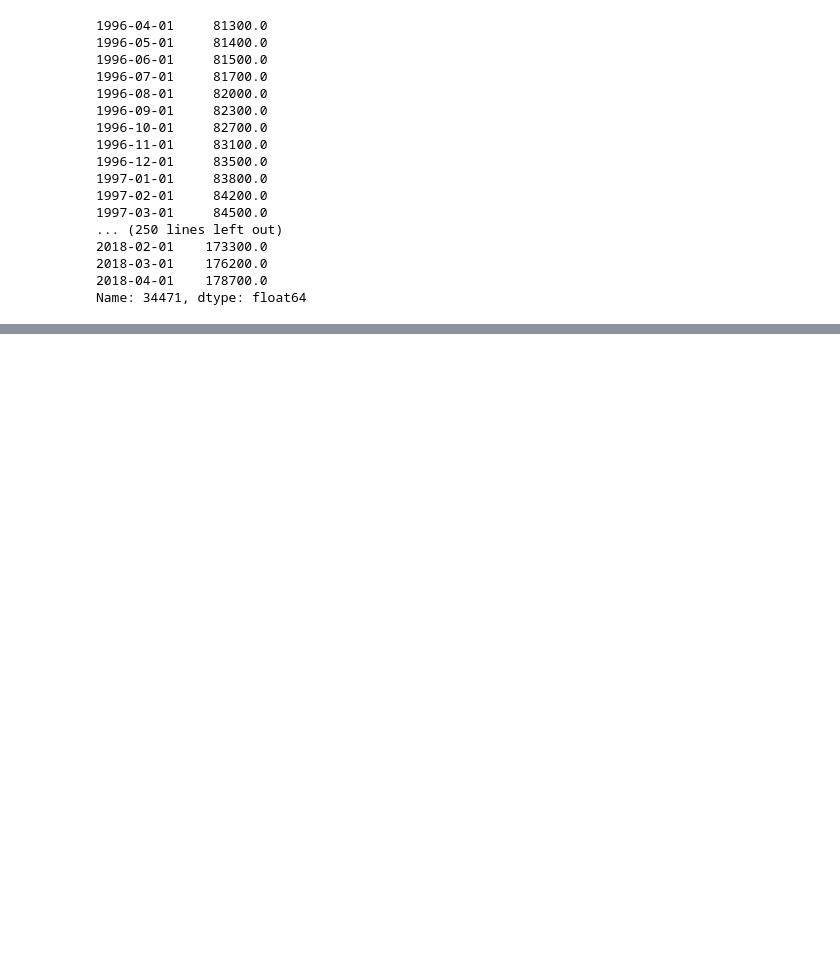
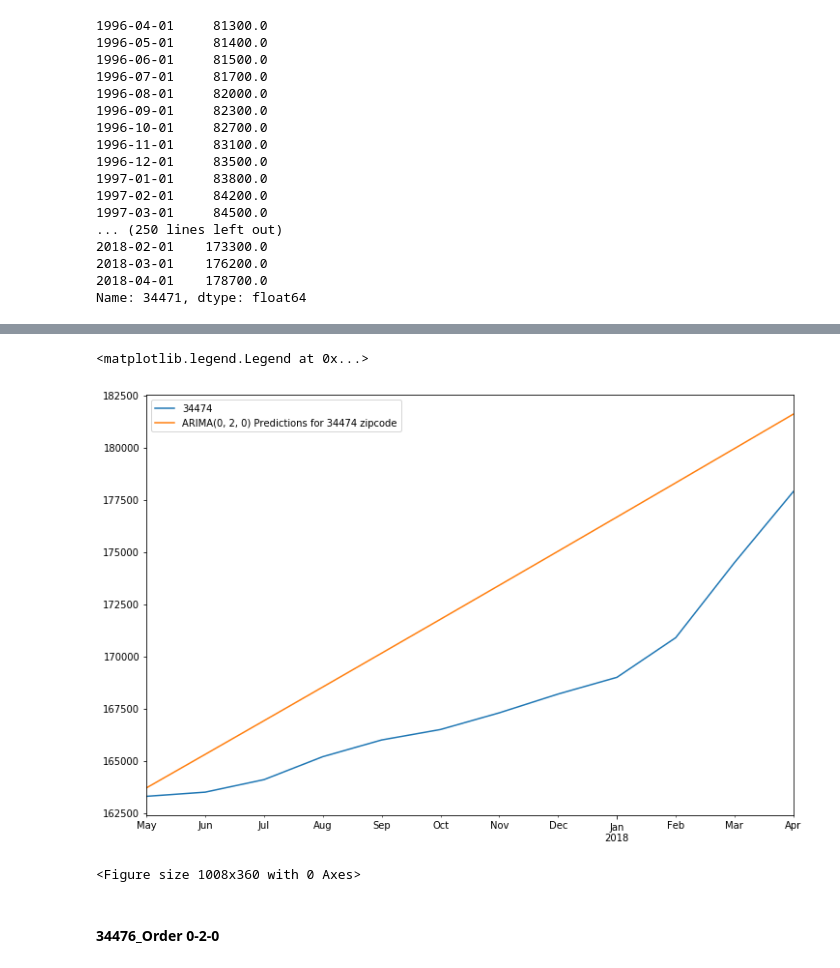
Before and after one commit to ksis1st/Zillow_TimeSeries_Prediction, a Jupyter notebook: Zillow_Ocala_ZIPCODE.ipynb, the cells around one changed output, grey strips where cells are left out. Saved outputs shown, nothing was run; the diff lists cells and outputs as text; code cells hidden in the pictures; blank space fills up the shorter version.

```diff
--- a/Zillow_Ocala_ZIPCODE.ipynb
+++ b/Zillow_Ocala_ZIPCODE.ipynb
@@ -1860,0 +1933,5 @@ Name: 34471, dtype: float64
+# %%
+model_74 = ARIMA(train_data['34474'], order = (0, 2, 0))
+# %%
+results_74 = model_74.fit()
+results_74.summary()
@@ -1860,0 +1951,16 @@ Name: 34471, dtype: float64
+# %%
+start=len(train_data)
+end=len(train_data)+len(test_data)-1
+predictions_74 = results_74.predict(start=start, end=end, dynamic=False,
+                                    typ='levels').rename('ARIMA(0, 2, 0) Predictions for 34474 zipcode')
+# %%
+ax = test_data['34474'].plot(legend = True, figsize = (12,8))
+predictions_74.plot(legend = True)
+fig = plt.figure()
+ax.legend(loc='best')
+# %% [output]
+<matplotlib.legend.Legend at 0x...>
+[figure, added]
+<Figure size 1008x360 with 0 Axes>
+# %% [markdown]
+#### 34476_Order 0-2-0
```
Also changed, not shown: parts of 103 cells of this notebook.
